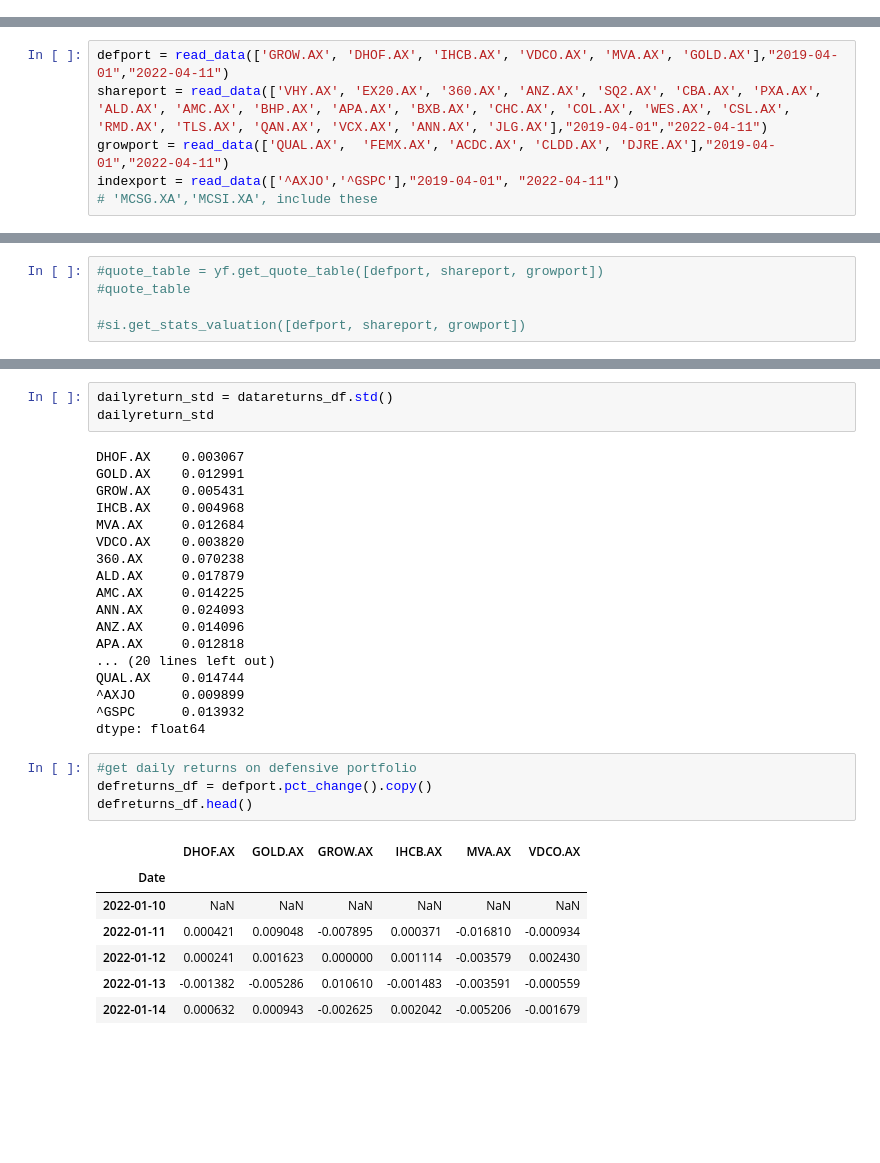
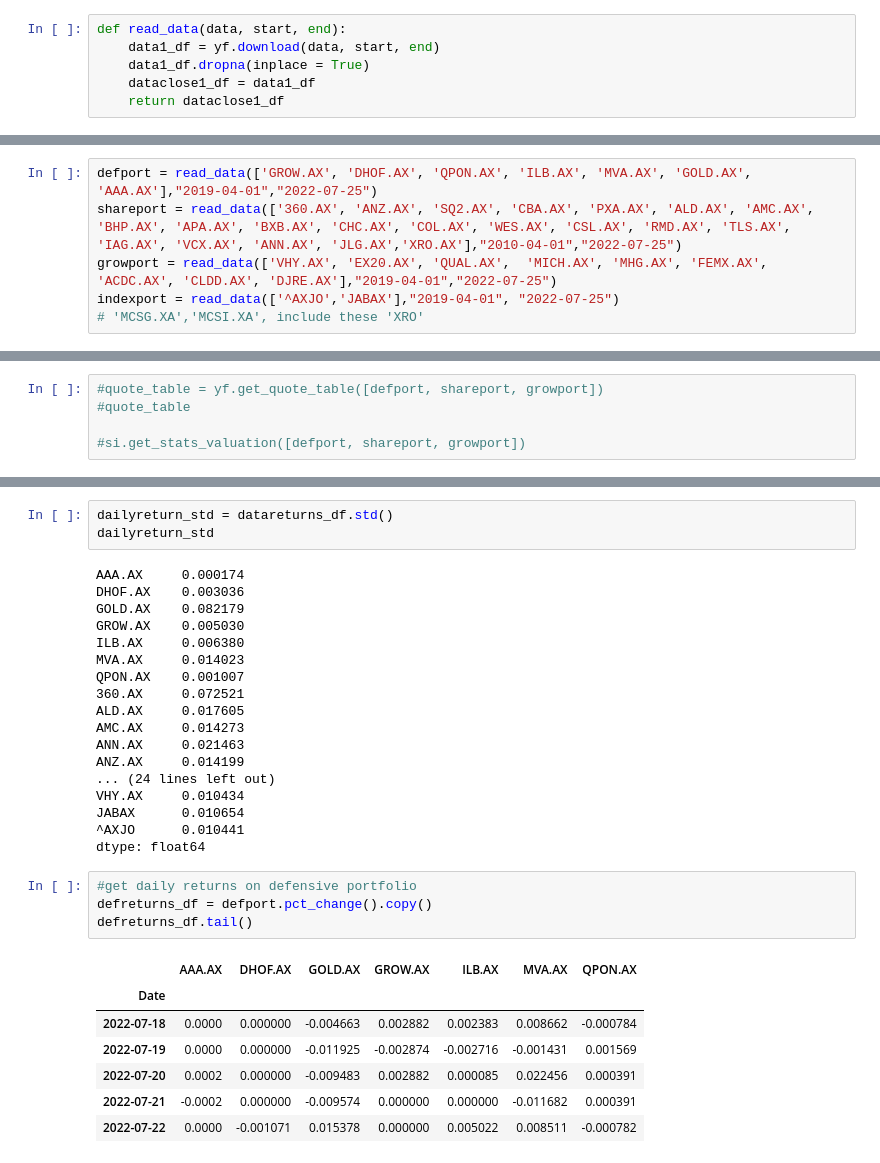
Before and after one commit to JimP315/PossibleAPI, a Jupyter notebook: PossibleAPI.ipynb, the cells around one changed output, grey strips where cells are left out. Drawn from its saved outputs; the diff is of its cells as text; blank space fills up the shorter version.

```diff
--- a/PossibleAPI.ipynb
+++ b/PossibleAPI.ipynb
@@ -13,0 +41,6 @@ import yfinance as yf
+# %%
+def read_data(data, start, end):
+    data1_df = yf.download(data, start, end)
+    data1_df.dropna(inplace = True)
+    dataclose1_df = data1_df
+    return dataclose1_df
@@ -18,9 +77,9 @@ def read_data(data, start, end):
     dataclose_df = data_df["Adj Close"]
     return dataclose_df
 # %%
-defport = read_data(['GROW.AX', 'DHOF.AX', 'IHCB.AX', 'VDCO.AX', 'MVA.AX', 'GOLD.AX'],"2019-04-01","2022-04-11")
-shareport = read_data(['VHY.AX', 'EX20.AX', '360.AX', 'ANZ.AX', 'SQ2.AX', 'CBA.AX', 'PXA.AX', 'ALD.AX', 'AMC.AX', 'BHP.AX', 'APA.AX', 'BXB.AX', 'CHC.AX', 'COL.AX', 'WES.AX', 'CSL.AX', 'RMD.AX', 'TLS.AX', 'QAN.AX', 'VCX.AX', 'ANN.AX', 'JLG.AX'],"2019-04-01","2022-04-11")
-growport = read_data(['QUAL.AX',  'FEMX.AX', 'ACDC.AX', 'CLDD.AX', 'DJRE.AX'],"2019-04-01","2022-04-11")
-indexport = read_data(['^AXJO','^GSPC'],"2019-04-01", "2022-04-11")
-# 'MCSG.XA','MCSI.XA', include these
+defport = read_data(['GROW.AX', 'DHOF.AX', 'QPON.AX', 'ILB.AX', 'MVA.AX', 'GOLD.AX', 'AAA.AX'],"2019-04-01","2022-07-25")
+shareport = read_data(['360.AX', 'ANZ.AX', 'SQ2.AX', 'CBA.AX', 'PXA.AX', 'ALD.AX', 'AMC.AX', 'BHP.AX', 'APA.AX', 'BXB.AX', 'CHC.AX', 'COL.AX', 'WES.AX', 'CSL.AX', 'RMD.AX', 'TLS.AX', 'IAG.AX', 'VCX.AX', 'ANN.AX', 'JLG.AX','XRO.AX'],"2010-04-01","2022-07-25")
+growport = read_data(['VHY.AX', 'EX20.AX', 'QUAL.AX',  'MICH.AX', 'MHG.AX', 'FEMX.AX', 'ACDC.AX', 'CLDD.AX', 'DJRE.AX'],"2019-04-01","2022-07-25")
+indexport = read_data(['^AXJO','JABAX'],"2019-04-01", "2022-07-25")
+# 'MCSG.XA','MCSI.XA', include these 'XRO'
 # %% [output]
@@ -79,35 +138,35 @@ datareturns_df.head(10)
 dailyreturn_std = datareturns_df.std()
 dailyreturn_std
 # %% [output]
-DHOF.AX    0.003067
-GOLD.AX    0.012991
-GROW.AX    0.005431
-IHCB.AX    0.004968
-MVA.AX     0.012684
-VDCO.AX    0.003820
-360.AX     0.070238
-ALD.AX     0.017879
-AMC.AX     0.014225
-ANN.AX     0.024093
-ANZ.AX     0.014096
-APA.AX     0.012818
-... (20 lines left out)
-QUAL.AX    0.014744
-^AXJO      0.009899
-^GSPC      0.013932
+AAA.AX     0.000174
+DHOF.AX    0.003036
+GOLD.AX    0.082179
+GROW.AX    0.005030
+ILB.AX     0.006380
+MVA.AX     0.014023
+QPON.AX    0.001007
+360.AX     0.072521
+ALD.AX     0.017605
+AMC.AX     0.014273
+ANN.AX     0.021463
+ANZ.AX     0.014199
+... (24 lines left out)
+VHY.AX     0.010434
+JABAX      0.010654
+^AXJO      0.010441
 dtype: float64
 # %%
 #get daily returns on defensive portfolio
 defreturns_df = defport.pct_change().copy()
-defreturns_df.head()
+defreturns_df.tail()
 # %% [output]
-|  | DHOF.AX | GOLD.AX | GROW.AX | IHCB.AX | MVA.AX | VDCO.AX |
-| Date |  |  |  |  |  |  |
-| 2022-01-10 | NaN | NaN | NaN | NaN | NaN | NaN |
-| 2022-01-11 | 0.000421 | 0.009048 | -0.007895 | 0.000371 | -0.016810 | -0.000934 |
-| 2022-01-12 | 0.000241 | 0.001623 | 0.000000 | 0.001114 | -0.003579 | 0.002430 |
-| 2022-01-13 | -0.001382 | -0.005286 | 0.010610 | -0.001483 | -0.003591 | -0.000559 |
-| 2022-01-14 | 0.000632 | 0.000943 | -0.002625 | 0.002042 | -0.005206 | -0.001679 |
+|  | AAA.AX | DHOF.AX | GOLD.AX | GROW.AX | ILB.AX | MVA.AX | QPON.AX |
+| Date |  |  |  |  |  |  |  |
+| 2022-07-18 | 0.0000 | 0.000000 | -0.004663 | 0.002882 | 0.002383 | 0.008662 | -0.000784 |
+| 2022-07-19 | 0.0000 | 0.000000 | -0.011925 | -0.002874 | -0.002716 | -0.001431 | 0.001569 |
+| 2022-07-20 | 0.0002 | 0.000000 | -0.009483 | 0.002882 | 0.000085 | 0.022456 | 0.000391 |
+| 2022-07-21 | -0.0002 | 0.000000 | -0.009574 | 0.000000 | 0.000000 | -0.011682 | 0.000391 |
+| 2022-07-22 | 0.0000 | -0.001071 | 0.015378 | 0.000000 | 0.005022 | 0.008511 | -0.000782 |
 # %%
 defport_std = defreturns_df.std()
 defport_std
```
Also changed, not shown: parts of 71 cells of this notebook, 37 other files.
